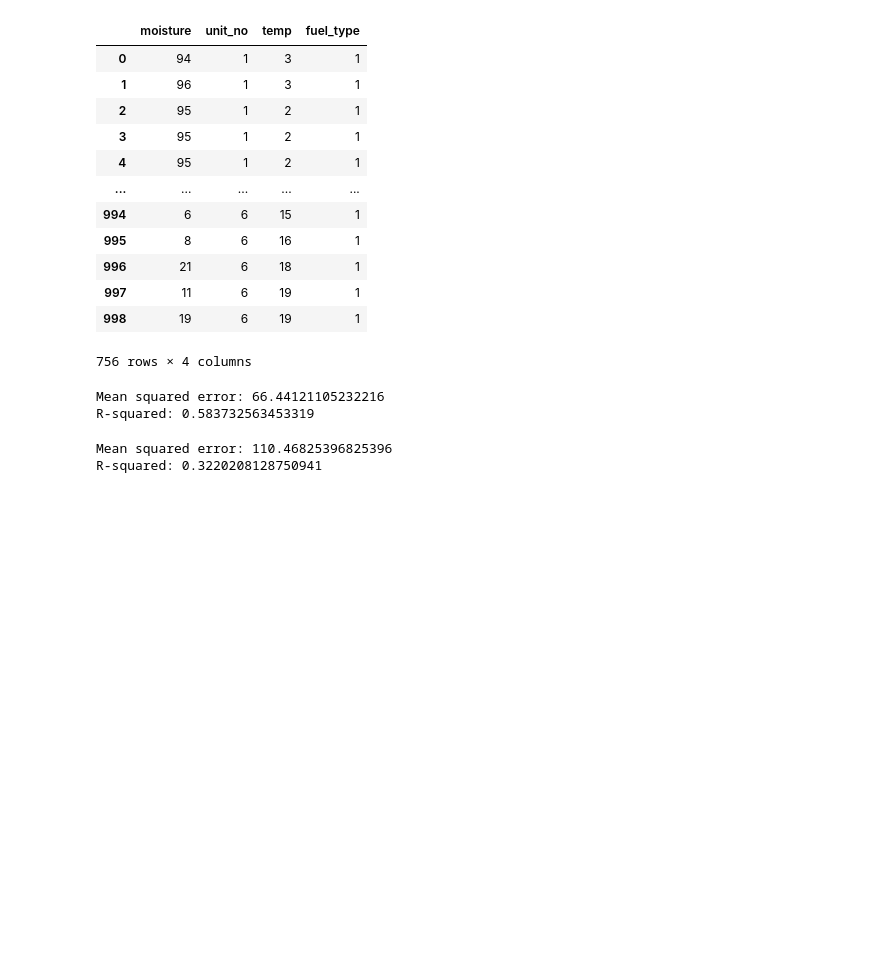
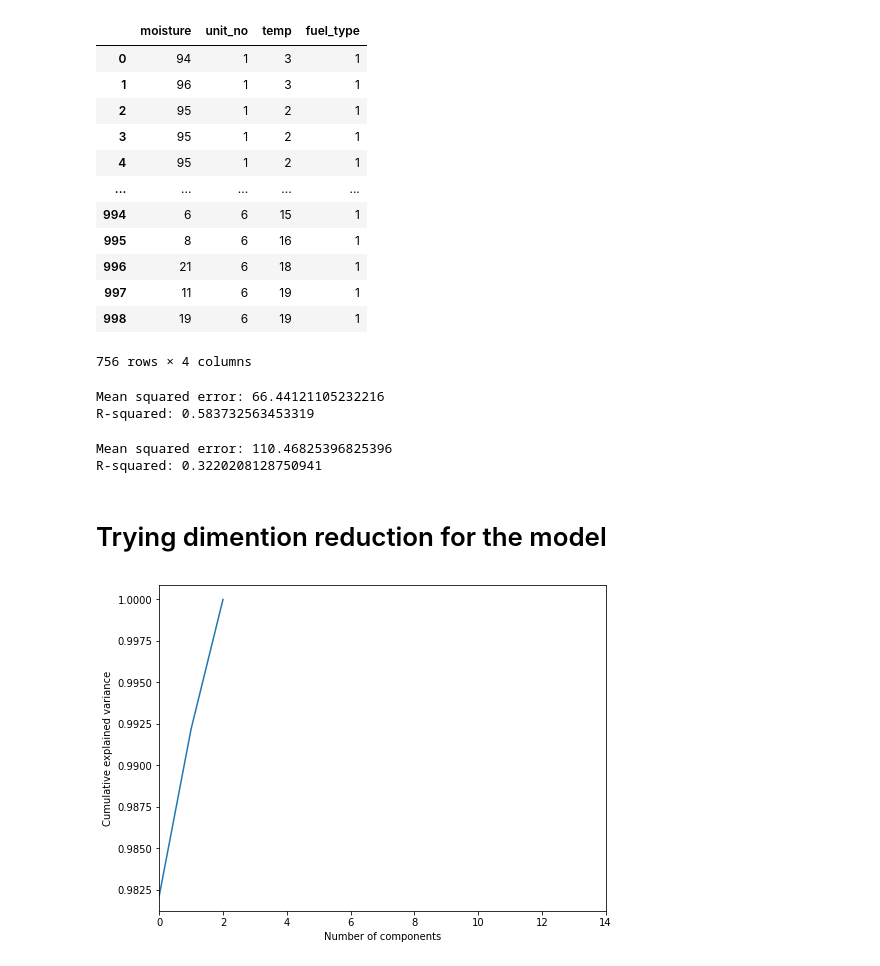
Before and after one commit to reza-pishva/6-MachineLearning-Python, a Jupyter notebook: Projects/004_EstimatePower_RFR.ipynb, the cells around one changed output. Cells and saved outputs as stored; diff of their text form; code cells hidden in the pictures; blank space fills up the shorter version.

```diff
--- a/Projects/004_EstimatePower_RFR.ipynb
+++ b/Projects/004_EstimatePower_RFR.ipynb
@@ -116,3 +118,18 @@ print("R-squared:",r2)
 # %% [output]
 Mean squared error: 110.46825396825396
 R-squared: 0.3220208128750941
+# %% [markdown]
+# Trying dimention reduction for the model
+# %%
+# Apply PCA to reduce the number of features to 3
+pca = PCA(n_components=3)
+X_train_pca = pca.fit_transform(X_train)
+# %%
+plt.figure(figsize=(8,6))
+plt.plot(np.cumsum(pca.explained_variance_ratio_))
+plt.xlim(0,14,1)
+plt.xlabel('Number of components')
+plt.ylabel('Cumulative explained variance')
+plt.show()
+# %% [output]
+[figure, added]
```
Also changed, not shown: parts of 5 cells of this notebook.
